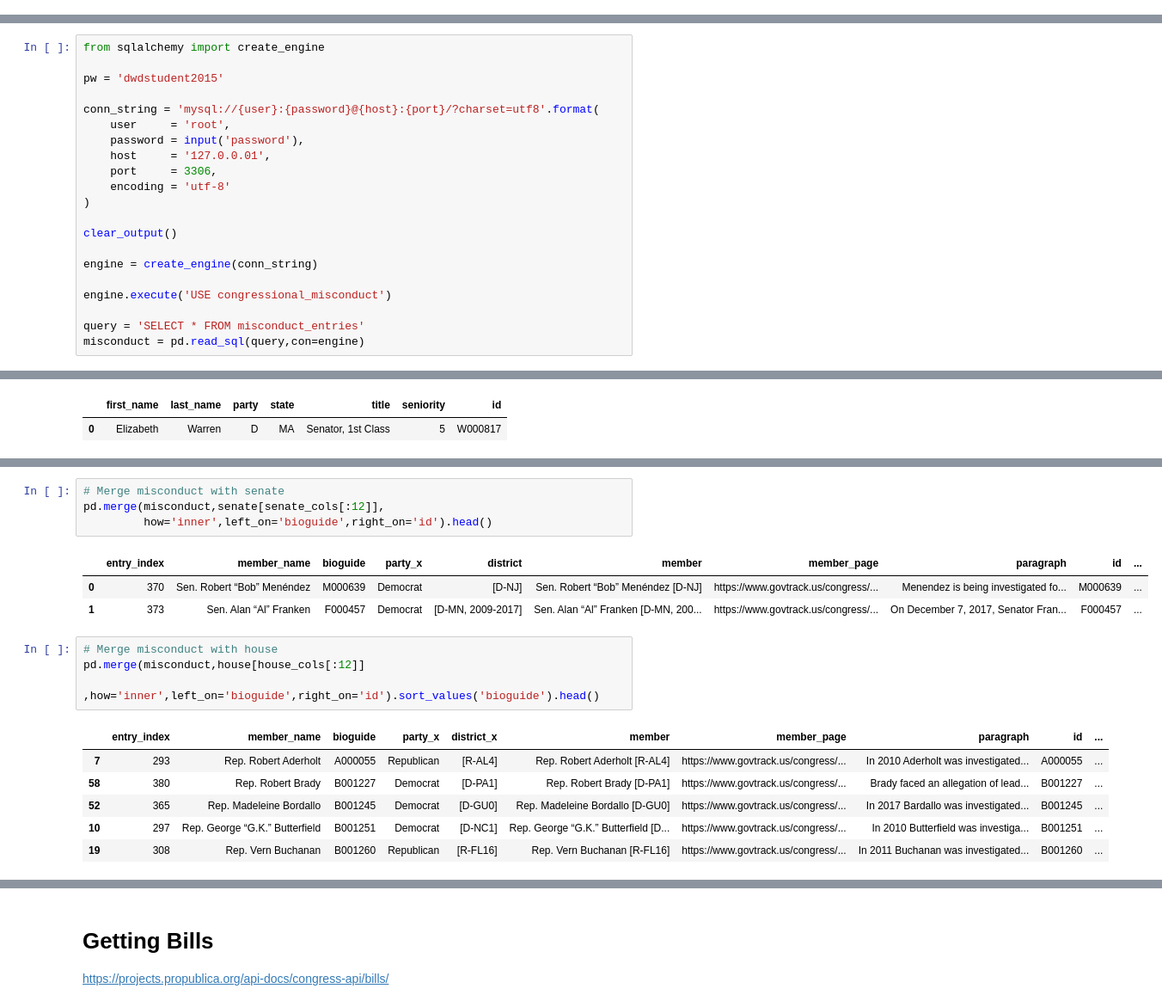
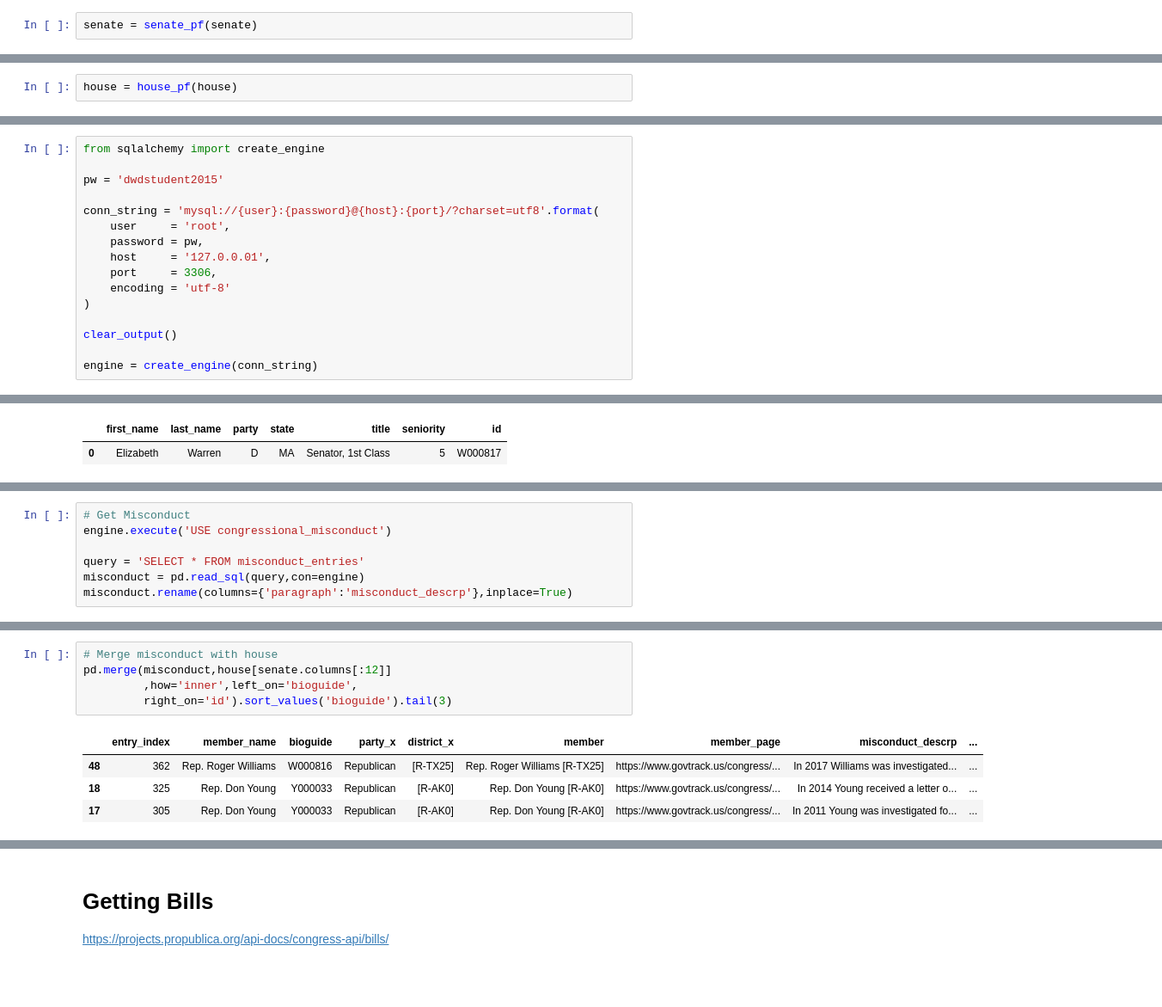
Before and after one commit to qcx201-nyu/PPDS, a Jupyter notebook: politician.ipynb, the cells around one changed output, grey strips where cells are left out. Shown: that part at 86% size. Drawn from its saved outputs; the diff is of its cells as text; blank space fills up the shorter version.

```diff
--- a/politician.ipynb
+++ b/politician.ipynb
@@ -461,0 +474,2 @@ See the caveats in the documentation: http://pandas.pydata.org/pandas-docs/stabl
+# %%
+senate = senate_pf(senate)
@@ -461,0 +493,2 @@ See the caveats in the documentation: http://pandas.pydata.org/pandas-docs/stabl
+# %%
+house = house_pf(house)
@@ -483,7 +557,7 @@ pw = 'dwdstudent2015'
 
 conn_string = 'mysql://{user}:{password}@{host}:{port}/?charset=utf8'.format(
     user     = 'root',
-    password = input('password'),
+    password = pw,
     host     = '127.0.0.01',
     port     = 3306,
     encoding = 'utf-8'
@@ -492,8 +566,3 @@ conn_string = 'mysql://{user}:{password}@{host}:{port}/?charset=utf8'.format(
 clear_output()
 
 engine = create_engine(conn_string)
-
-engine.execute('USE congressional_misconduct')
-
-query = 'SELECT * FROM misconduct_entries'
-misconduct = pd.read_sql(query,con=engine)
@@ -572,0 +821,7 @@ display(pd.read_sql(query,con=engine))
+# %%
+# Get Misconduct
+engine.execute('USE congressional_misconduct')
+
+query = 'SELECT * FROM misconduct_entries'
+misconduct = pd.read_sql(query,con=engine)
+misconduct.rename(columns={'paragraph':'misconduct_descrp'},inplace=True)
@@ -573,19 +867,10 @@ display(pd.read_sql(query,con=engine))
 # %%
-# Merge misconduct with senate
-pd.merge(misconduct,senate[senate_cols[:12]],
-         how='inner',left_on='bioguide',right_on='id').head()
+# Merge misconduct with house
+pd.merge(misconduct,house[senate.columns[:12]]
+         ,how='inner',left_on='bioguide',
+         right_on='id').sort_values('bioguide').tail(3)
 # %% [output]
-|  | entry_index | member_name | bioguide | party_x | district | member | member_page | paragraph | id | ... |
-| 0 | 370 | Sen. Robert “Bob” Menéndez | M000639 | Democrat | [D-NJ] | Sen. Robert “Bob” Menéndez [D-NJ] | https://www.govtrack.us/congress/... | Menendez is being investigated fo... | M000639 | ... |
-| 1 | 373 | Sen. Alan “Al” Franken | F000457 | Democrat | [D-MN, 2009-2017] | Sen. Alan “Al” Franken [D-MN, 200... | https://www.govtrack.us/congress/... | On December 7, 2017, Senator Fran... | F000457 | ... |
+|  | entry_index | member_name | bioguide | party_x | district_x | member | member_page | misconduct_descrp | ... |
+| 48 | 362 | Rep. Roger Williams | W000816 | Republican | [R-TX25] | Rep. Roger Williams [R-TX25] | https://www.govtrack.us/congress/... | In 2017 Williams was investigated... | ... |
+| 18 | 325 | Rep. Don Young | Y000033 | Republican | [R-AK0] | Rep. Don Young [R-AK0] | https://www.govtrack.us/congress/... | In 2014 Young received a letter o... | ... |
+| 17 | 305 | Rep. Don Young | Y000033 | Republican | [R-AK0] | Rep. Don Young [R-AK0] | https://www.govtrack.us/congress/... | In 2011 Young was investigated fo... | ... |
-# %%
-# Merge misconduct with house
-pd.merge(misconduct,house[house_cols[:12]]
-         ,how='inner',left_on='bioguide',right_on='id').sort_values('bioguide').head()
-# %% [output]
-|  | entry_index | member_name | bioguide | party_x | district_x | member | member_page | paragraph | id | ... |
-| 7 | 293 | Rep. Robert Aderholt | A000055 | Republican | [R-AL4] | Rep. Robert Aderholt [R-AL4] | https://www.govtrack.us/congress/... | In 2010 Aderholt was investigated... | A000055 | ... |
-| 58 | 380 | Rep. Robert Brady | B001227 | Democrat | [D-PA1] | Rep. Robert Brady [D-PA1] | https://www.govtrack.us/congress/... | Brady faced an allegation of lead... | B001227 | ... |
-| 52 | 365 | Rep. Madeleine Bordallo | B001245 | Democrat | [D-GU0] | Rep. Madeleine Bordallo [D-GU0] | https://www.govtrack.us/congress/... | In 2017 Bardallo was investigated... | B001245 | ... |
-| 10 | 297 | Rep. George “G.K.” Butterfield | B001251 | Democrat | [D-NC1] | Rep. George “G.K.” Butterfield [D... | https://www.govtrack.us/congress/... | In 2010 Butterfield was investiga... | B001251 | ... |
-| 19 | 308 | Rep. Vern Buchanan | B001260 | Republican | [R-FL16] | Rep. Vern Buchanan [R-FL16] | https://www.govtrack.us/congress/... | In 2011 Buchanan was investigated... | B001260 | ... |
```
Also changed, not shown: parts of 70 cells of this notebook.
